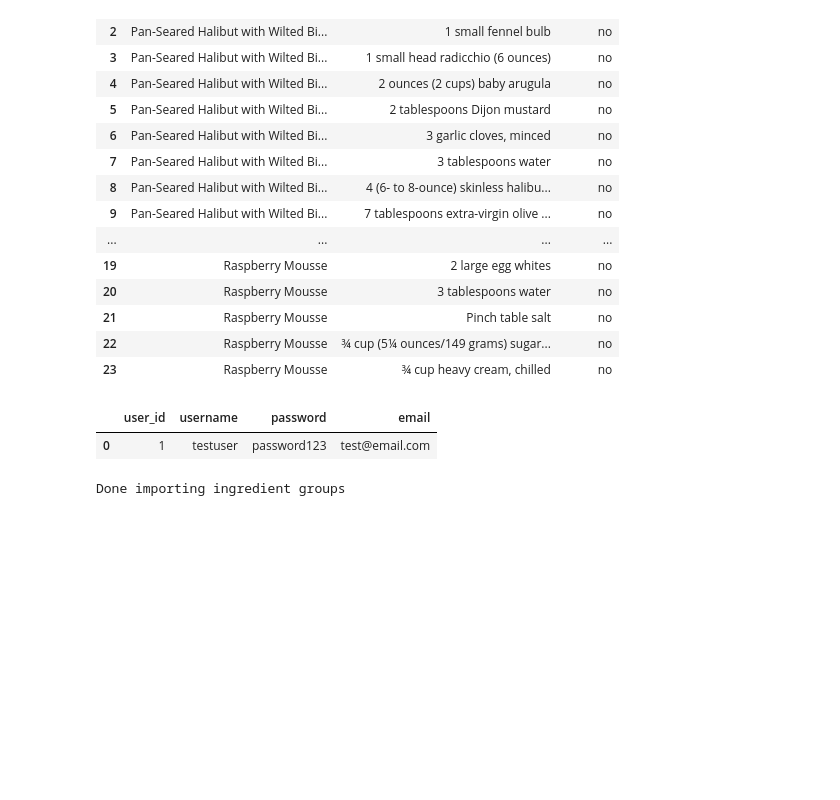
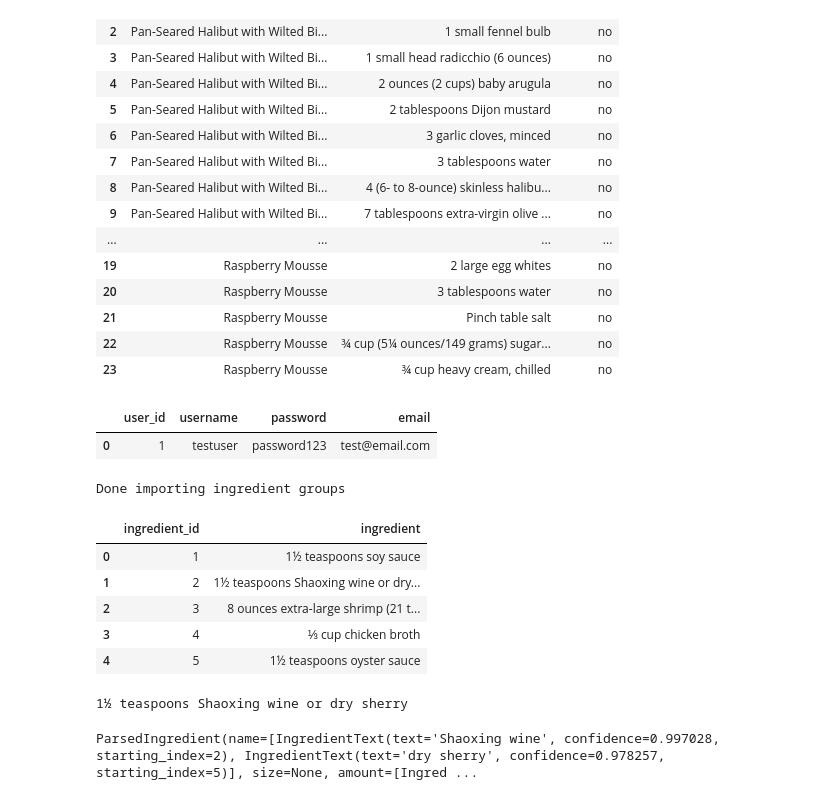
Before and after one commit to manora0/foodstuff, a Jupyter notebook: scripts/scratch.ipynb, the cells around one changed output. Drawn from its saved outputs; the diff is of its cells as text; code cells hidden in the pictures; blank space fills up the shorter version.

```diff
--- a/scripts/scratch.ipynb
+++ b/scripts/scratch.ipynb
@@ -563,3 +609,21 @@ con.commit()
 print("Done importing ingredient groups")
 # %% [output]
 Done importing ingredient groups
+# %%
+df = pd.read_sql('SELECT * FROM ingredients limit 10', con)
+df.head()
+# %% [output]
+|  | ingredient_id | ingredient |
+| 0 | 1 | 1½ teaspoons soy sauce |
+| 1 | 2 | 1½ teaspoons Shaoxing wine or dry... |
+| 2 | 3 | 8 ounces extra-large shrimp (21 t... |
+| 3 | 4 | ⅓ cup chicken broth |
+| 4 | 5 | 1½ teaspoons oyster sauce |
+# %%
+from ingredient_parser import parse_ingredient
+recipe = df['ingredient'].iloc[1]
+print(recipe)
+parse_ingredient(recipe)
+# %% [output]
+1½ teaspoons Shaoxing wine or dry sherry
+ParsedIngredient(name=[IngredientText(text='Shaoxing wine', confidence=0.997028, starting_index=2), IngredientText(text='dry sherry', confidence=0.978257, starting_index=5)], size=None, amount=[Ingred ...
```
Also changed, not shown: parts of 2 cells of this notebook, 7 other files.
